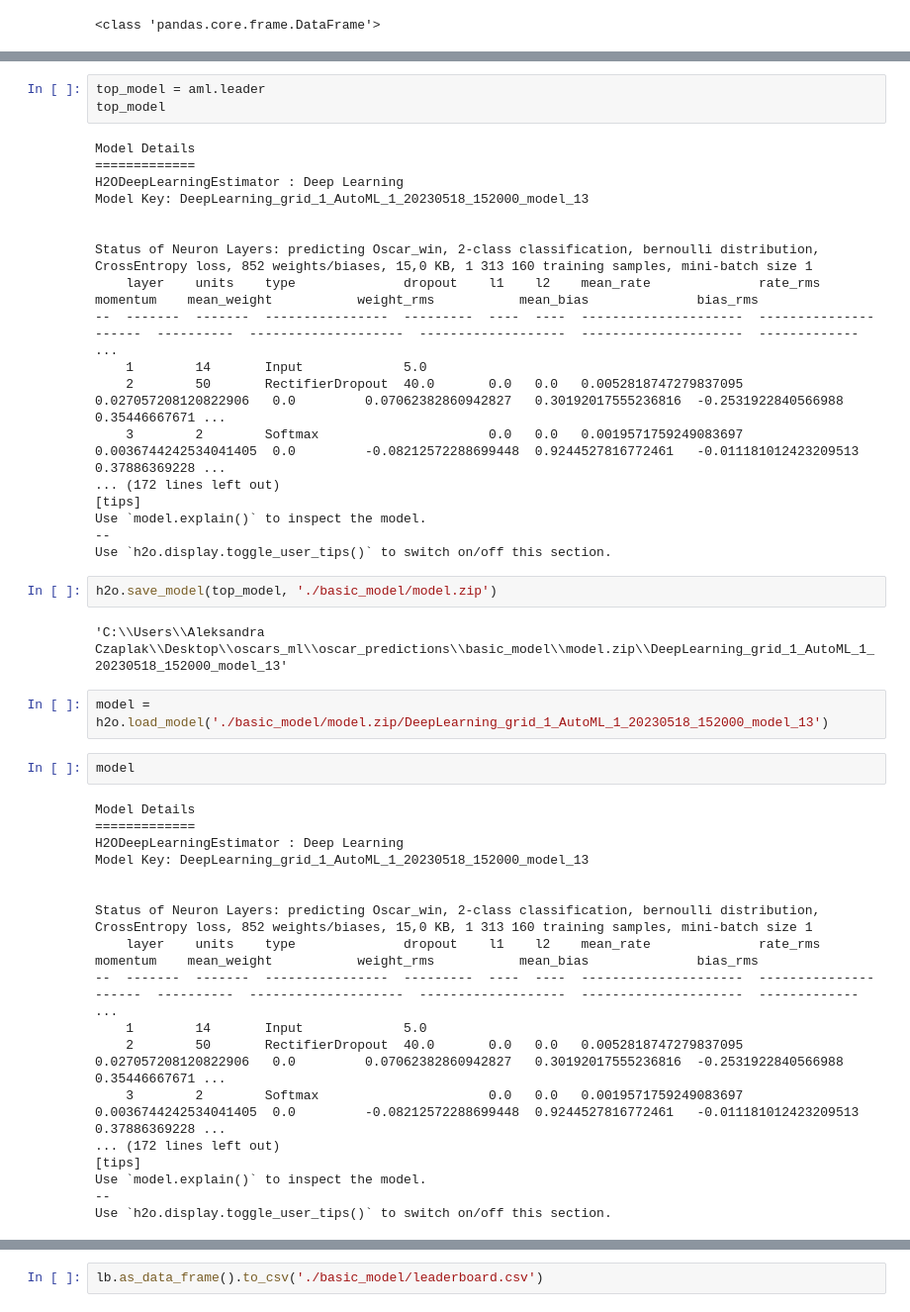
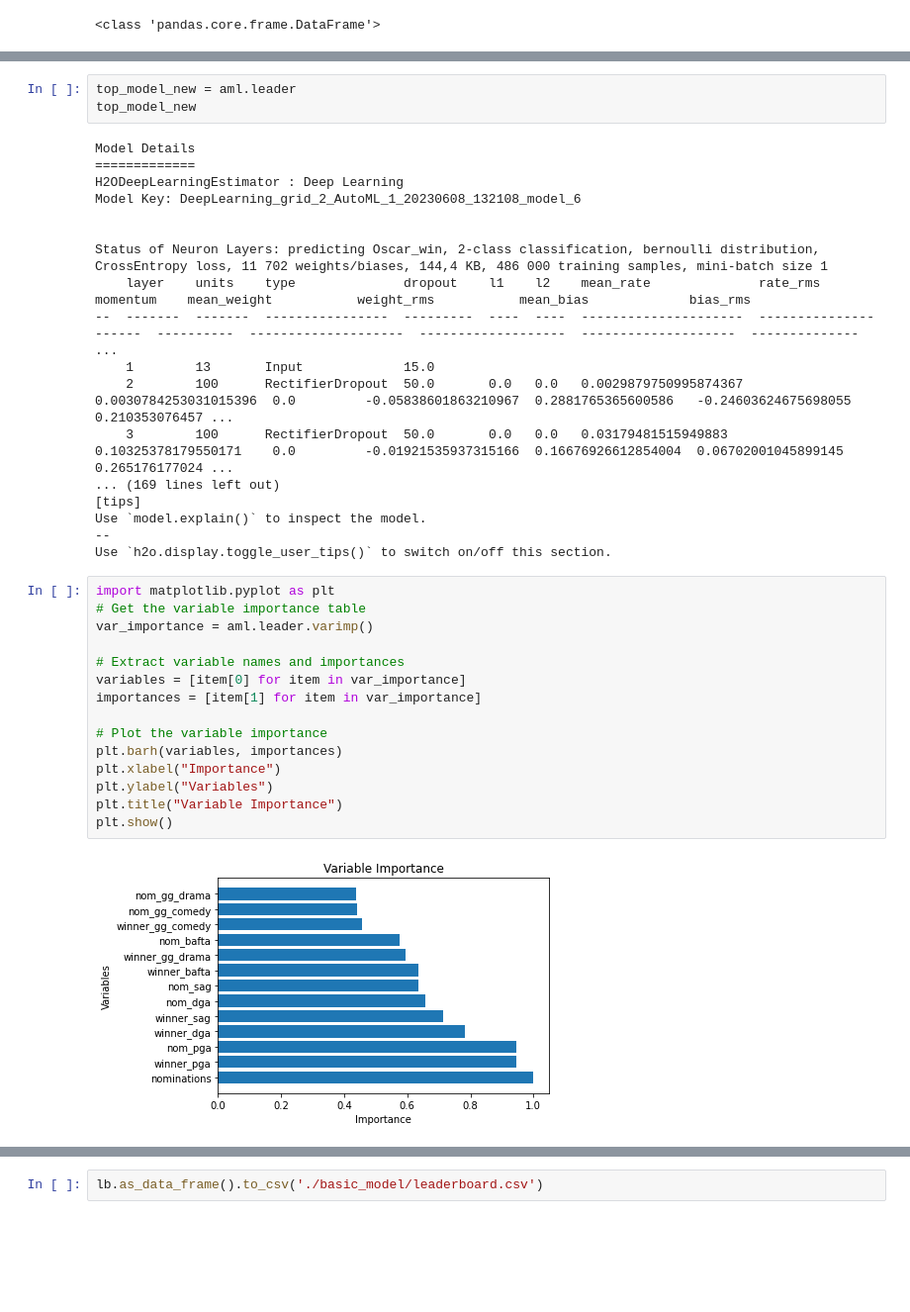
Before and after one commit to Aleksandra-dot/oscar_predictions, a Jupyter notebook: 4-machine_learning_auto_ml.ipynb, the cells around one changed output, grey strips where cells are left out. Shown at 99% size. Saved outputs shown, nothing was run; the diff lists cells and outputs as text; blank space fills up the shorter version.

```diff
--- a/4-machine_learning_auto_ml.ipynb
+++ b/4-machine_learning_auto_ml.ipynb
@@ -122,47 +133,38 @@ AutoML progress: |█
 # %%
-top_model = aml.leader
-top_model
+top_model_new = aml.leader
+top_model_new
 # %% [output]
 Model Details
 =============
 H2ODeepLearningEstimator : Deep Learning
-Model Key: DeepLearning_grid_1_AutoML_1_20230518_152000_model_13
+Model Key: DeepLearning_grid_2_AutoML_1_20230608_132108_model_6
 
 
-Status of Neuron Layers: predicting Oscar_win, 2-class classification, bernoulli distribution, CrossEntropy loss, 852 weights/biases, 15,0 KB, 1 313 160 training samples, mini-batch size 1
-    layer    units    type              dropout    l1    l2    mean_rate              rate_rms               momentum    mean_weight           weight_rms           mean_bias              bias_rms
---  -------  -------  ----------------  ---------  ----  ----  ---------------------  ---------------------  ----------  --------------------  -------------------  ---------------------  ------------- ...
-    1        14       Input             5.0
-    2        50       RectifierDropout  40.0       0.0   0.0   0.0052818747279837095  0.027057208120822906   0.0         0.07062382860942827   0.30192017555236816  -0.2531922840566988    0.35446667671 ...
-    3        2        Softmax                      0.0   0.0   0.0019571759249083697  0.0036744242534041405  0.0         -0.08212572288699448  0.9244527816772461   -0.011181012423209513  0.37886369228 ...
-... (172 lines left out)
+Status of Neuron Layers: predicting Oscar_win, 2-class classification, bernoulli distribution, CrossEntropy loss, 11 702 weights/biases, 144,4 KB, 486 000 training samples, mini-batch size 1
+    layer    units    type              dropout    l1    l2    mean_rate              rate_rms               momentum    mean_weight           weight_rms           mean_bias             bias_rms
+--  -------  -------  ----------------  ---------  ----  ----  ---------------------  ---------------------  ----------  --------------------  -------------------  --------------------  -------------- ...
+    1        13       Input             15.0
+    2        100      RectifierDropout  50.0       0.0   0.0   0.0029879750995874367  0.0030784253031015396  0.0         -0.05838601863210967  0.2881765365600586   -0.24603624675698055  0.210353076457 ...
+    3        100      RectifierDropout  50.0       0.0   0.0   0.03179481515949883    0.10325378179550171    0.0         -0.01921535937315166  0.16676926612854004  0.06702001045899145   0.265176177024 ...
+... (169 lines left out)
 [tips]
 Use `model.explain()` to inspect the model.
 --
 Use `h2o.display.toggle_user_tips()` to switch on/off this section.
-# %%
-h2o.save_model(top_model, './basic_model/model.zip')
-# %% [output]
-'C:\\Users\\Aleksandra Czaplak\\Desktop\\oscars_ml\\oscar_predictions\\basic_model\\model.zip\\DeepLearning_grid_1_AutoML_1_20230518_152000_model_13'
-# %%
-model = h2o.load_model('./basic_model/model.zip/DeepLearning_grid_1_AutoML_1_20230518_152000_model_13')
-# %%
-model
-# %% [output]
-Model Details
-=============
-H2ODeepLearningEstimator : Deep Learning
-Model Key: DeepLearning_grid_1_AutoML_1_20230518_152000_model_13
-
-
-Status of Neuron Layers: predicting Oscar_win, 2-class classification, bernoulli distribution, CrossEntropy loss, 852 weights/biases, 15,0 KB, 1 313 160 training samples, mini-batch size 1
-    layer    units    type              dropout    l1    l2    mean_rate              rate_rms               momentum    mean_weight           weight_rms           mean_bias              bias_rms
---  -------  -------  ----------------  ---------  ----  ----  ---------------------  ---------------------  ----------  --------------------  -------------------  ---------------------  ------------- ...
-    1        14       Input             5.0
-    2        50       RectifierDropout  40.0       0.0   0.0   0.0052818747279837095  0.027057208120822906   0.0         0.07062382860942827   0.30192017555236816  -0.2531922840566988    0.35446667671 ...
-    3        2        Softmax                      0.0   0.0   0.0019571759249083697  0.0036744242534041405  0.0         -0.08212572288699448  0.9244527816772461   -0.011181012423209513  0.37886369228 ...
-... (172 lines left out)
-[tips]
-Use `model.explain()` to inspect the model.
---
-Use `h2o.display.toggle_user_tips()` to switch on/off this section.
+# %%
+import matplotlib.pyplot as plt
+# Get the variable importance table
+var_importance = aml.leader.varimp()
+
+# Extract variable names and importances
+variables = [item[0] for item in var_importance]
+importances = [item[1] for item in var_importance]
+
+# Plot the variable importance
+plt.barh(variables, importances)
+plt.xlabel("Importance")
+plt.ylabel("Variables")
+plt.title("Variable Importance")
+plt.show()
+# %% [output]
+[figure, added]
```
Also changed, not shown: parts of 10 cells of this notebook.
